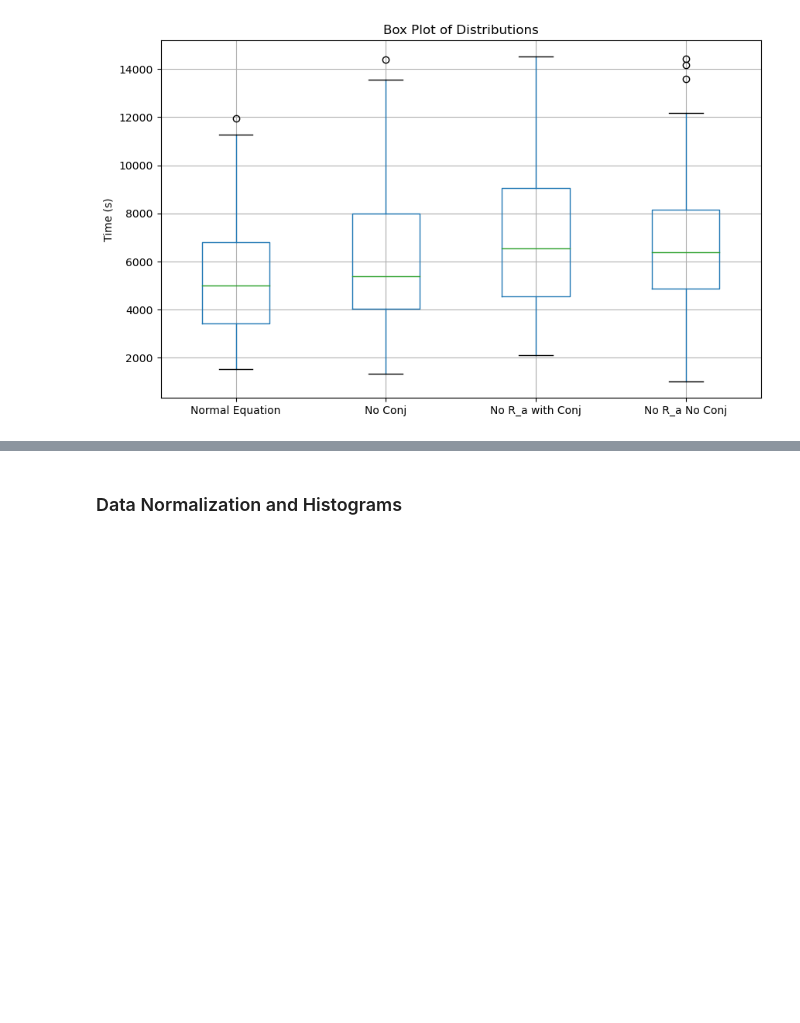
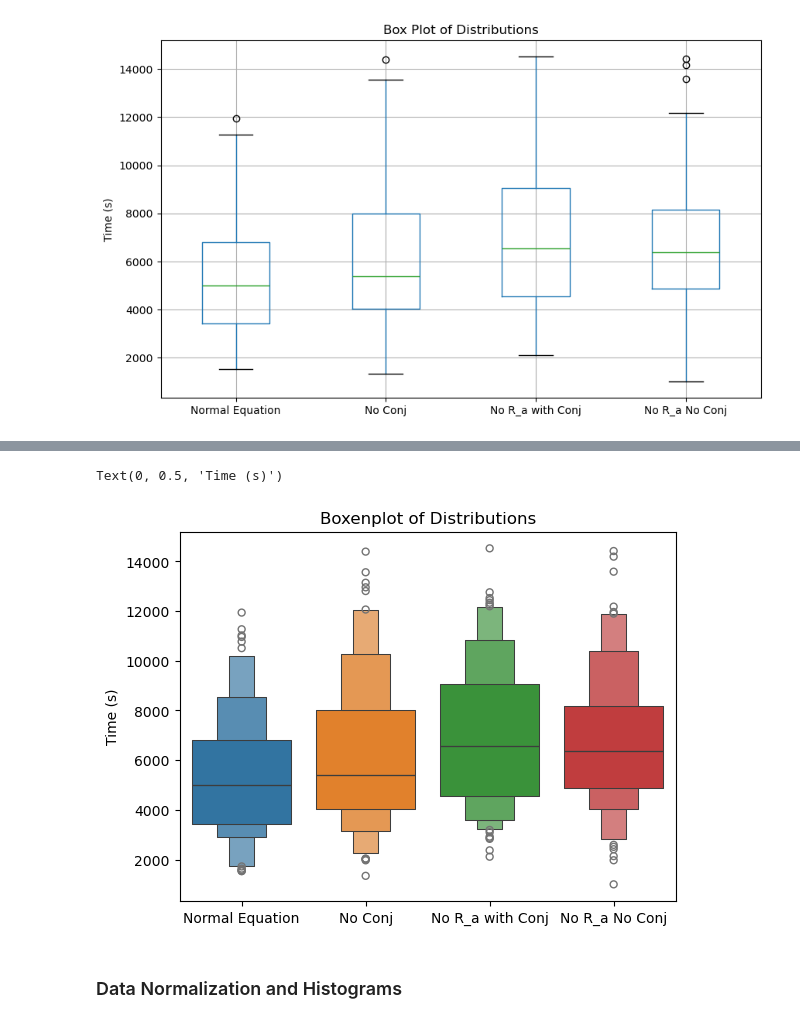
Before and after one commit to Frood-for-Thought/Bac_Evol_SSA, a Jupyter notebook: Time to Fixation Experiments/Experiment 1 - Testing Fixation Time/Analysis_Pos50_Start.ipynb, the cells around one changed output, grey strips where cells are left out. Cells and saved outputs as stored; diff of their text form; code cells hidden in the pictures; blank space fills up the shorter version.

```diff
--- a/Time to Fixation Experiments/Experiment 1 - Testing Fixation Time/Analysis_Pos50_Start.ipynb
+++ b/Time to Fixation Experiments/Experiment 1 - Testing Fixation Time/Analysis_Pos50_Start.ipynb
@@ -87,3 +89,10 @@ plt.show()
+# %%
+sns.boxenplot(data=df_cleaned)
+plt.title('Boxenplot of Distributions')
+plt.ylabel('Time (s)')
+# %% [output]
+Text(0, 0.5, 'Time (s)')
+[figure, added]
 # %% [markdown]
 ### Data Normalization and Histograms
 # %%
```
Also changed, not shown: parts of 1 cell of this notebook.
